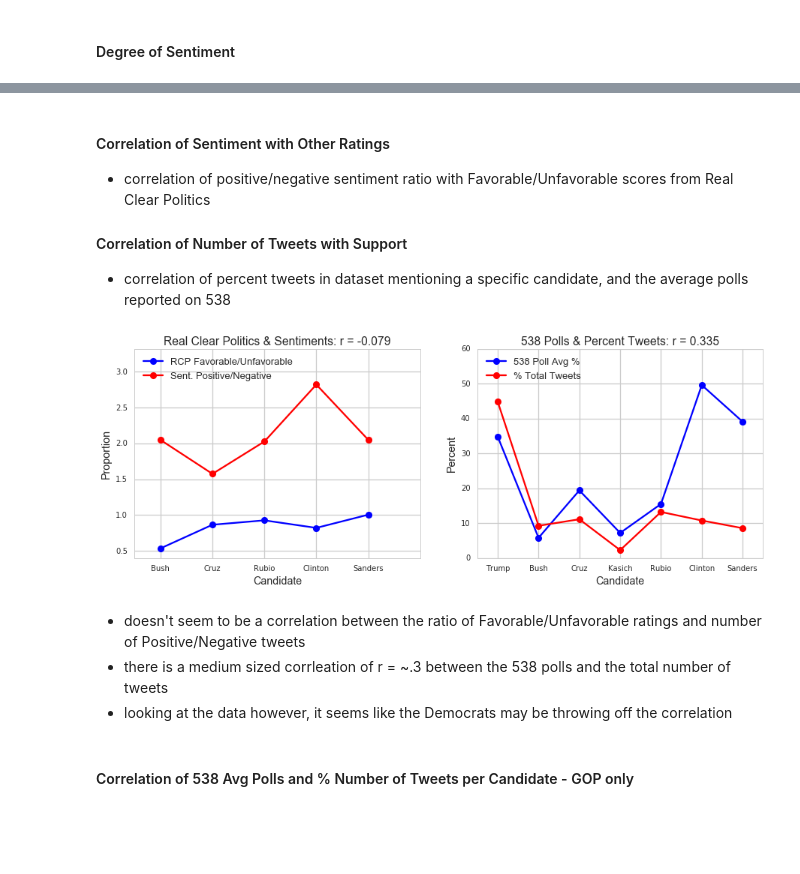
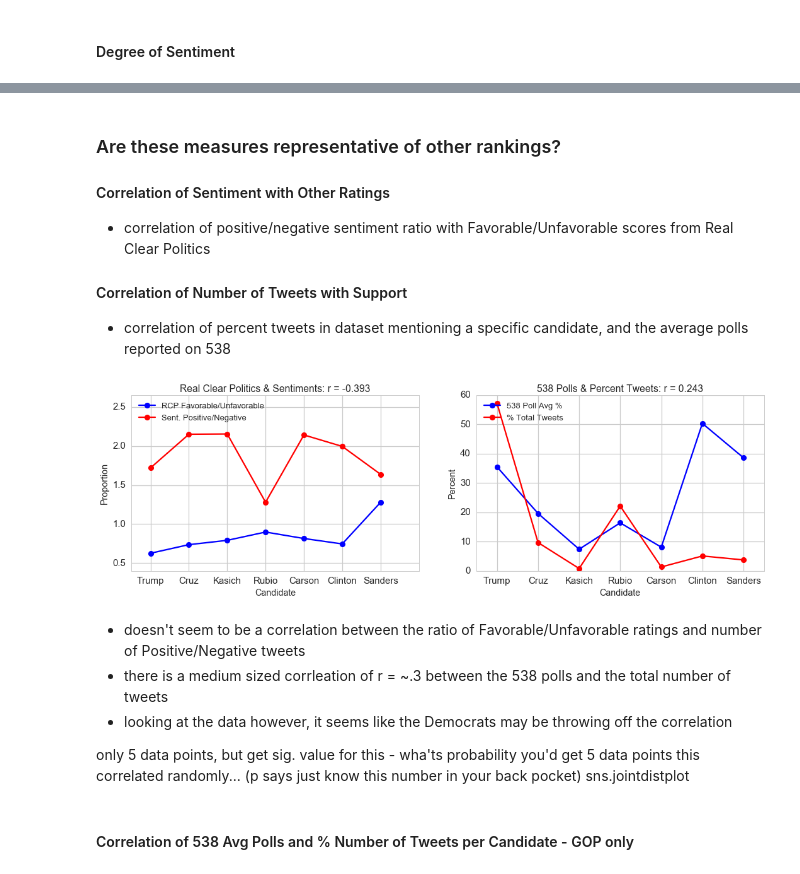
Before and after one commit to HoodPanther/pythoncode, a Jupyter notebook: tweetExplore.ipynb, the cells around one changed output, grey strips where cells are left out. Cells and saved outputs as stored; diff of their text form; code cells hidden in the pictures; blank space fills up the shorter version.

```diff
--- a/tweetExplore.ipynb
+++ b/tweetExplore.ipynb
@@ -32,7 +35,7 @@ importlib.reload(fns);
 # with open('../data/raw_tweetsfilter10min_poli.json') as data_file:
 # with open('raw_tweets10min_loc.json') as data_file:
 # with open('raw_tweets40min_bosSC.json') as data_file:
-with open('../data/raw_tweets40min_candidates.json') as data_file:
+with open('../data/raw_tweets1_5hr_candidates.json') as data_file:
     rawdata = json.load(data_file)
 
 # selects only tweets that have text
@@ -59,5 +66,5 @@ N Tweets 54328 N coordinates: 48
 # %%
-candidates = ['Trump','Bush','Cruz','Kasich','Rubio','Clinton','Sanders'] #track list
+candidates = ['Trump','Cruz','Kasich','Rubio','Carson','Clinton','Sanders'] #track list
 
 # for each candidate
 tweet_index_store = []
@@ -323,13 +348,22 @@ ax[1].set_yticklabels(candidates);
 # %% [markdown]
+### Are these measures representative of other rankings?
+
 #### Correlation of Sentiment with Other Ratings
 - correlation of positive/negative sentiment ratio with Favorable/Unfavorable scores from Real Clear Politics
 
 #### Correlation of Number of Tweets with Support
 - correlation of percent tweets in dataset mentioning a specific candidate, and the average polls reported on 538
 # %%
+# favorable & unfavorable scores
+# candidates = ['Trump','Cruz','Kasich','Rubio','Carson','Clinton','Sanders']
+rcp_favorable = np.array([36.1, 34.7, 25.9, 36.3, 36.7, 40.0, 49.0]) # accessed from Huffpost Pollster 2/26/16
+rcp_unfavorable = np.array([57.6, 47.1, 32.7, 40.4, 45.0, 53.6, 38.3]) # accessed from Real Clear Politics 2/21/16
+
 # subset of candidates with Favorable and Unfavorable ratings on Real Clear Politics
-rcp_candidates = ['Bush','Cruz','Rubio','Clinton','Sanders']
-rcp_inds = np.array([1,2,4,5,6]) # indices for subset of candidates for reference to other lists
+# rcp_candidates = ['Bush','Cruz','Rubio','Clinton','Sanders']
+# rcp_inds = np.array([1,2,4,5,6]) # indices for subset of candidates for reference to other lists
+rcp_candidates = candidates;
+rcp_inds = np.array([0,1,2,3,4,5,6])
 
 rcp_pos_neg_ratio = []
 # selecting the pos/neg sentiment ratio for the subset of candidates
@@ -337,8 +371,8 @@ for i, vals in enumerate(rcp_inds):
     rcp_pos_neg_ratio.append(pos_neg_ratio[rcp_inds[i]])
 
 # favorable & unfavorable scores
-rcp_favorable = np.array([29,34.6,35.2,42.2,38.4]) # accessed from Real Clear Politics 2/21/16
-rcp_unfavorable = np.array([54.2,40,38,51.4,38.2]) # accessed from Real Clear Politics 2/21/16
+# rcp_favorable = np.array([29,34.6,35.2,42.2,38.4]) # accessed from Real Clear Politics 2/21/16
+# rcp_unfavorable = np.array([54.2,40,38,51.4,38.2]) # accessed from Real Clear Politics 2/21/16
 
 # ratio
 fav_unfav_ratio = rcp_favorable/rcp_unfavorable
@@ -349,7 +383,13 @@ rcp_pearson_corr = np.corrcoef(fav_unfav_ratio,rcp_pos_neg_ratio)
 
 # 538 Polling averages from 2/21/16
 # ['Trump','Bush','Cruz','Kasich','Rubio','Clinton','Sanders']
-avg_538 = [34.8, 5.8, 19.4, 7.2, 15.5, 49.6, 39.1]
+# avg_538 = [34.8, 5.8, 19.4, 7.2, 15.5, 49.6, 39.1]
+# 538 Polling averages from 2/26/16
+# ['Trump','Cruz','Kasich','Rubio','Carson','Clinton','Sanders']
+avg_538 = [35.5, 19.6, 7.4, 16.4, 8.1, 50.3, 38.6]
+
+
+
 
 # pearson correlation with the % of tweets
 num_tweet_array = np.array(candidate_tweets)
@@ -361,51 +401,55 @@ numTweets_538_pearson_corr = np.corrcoef(avg_538,proportion_tweets)
 # plot the correlations
 ind = np.arange(len(candidates))+1 # shift x one
 ax = [0,1]
-fig = plt.figure(figsize=(15, 5))
+fig = plt.figure(figsize=(18, 5))
 gs = gridspec.GridSpec(1, 2, width_ratios=[1, 1])
 ax[0] = plt.subplot(gs[0])
-
-# plot ratios for Real Clear Politics
-lineFav = ax[0].plot(xind,fav_unfav_ratio,c='b',marker = 'o')
-linePos = ax[0].plot(xind,rcp_pos_neg_ratio,c='r',marker='o')
 
 # set up axes
 xind = np.arange(len(rcp_candidates))
 ymax = np.max([rcp_pos_neg_ratio,fav_unfav_ratio]) + .5
 ax[0].set_xticks(xind)
 ax[0].set_ylim([.4,ymax])
+
+# plot ratios for Real Clear Politics
+lineFav = ax[0].plot(xind,fav_unfav_ratio,c='b',marker = 'o')
+linePos = ax[0].plot(xind,rcp_pos_neg_ratio,c='r',marker='o')
+
 
 # labels
 ax[0].set_xticklabels(rcp_candidates)
 ax[0].set_xlim([-.5,len(rcp_candidates)])
 ax[0].set_title('Real Clear Politics & Sentiments: r = %0.3f' % rcp_pearson_corr[0][1])
 ax[0].set_ylabel("Proportion")
 ax[0].set_xlabel("Candidate")
 ax[0].legend((lineFav[0], linePos[0]), ('RCP Favorable/Unfavorable', 'Sent. Positive/Negative'),loc = 2)
 
 # plot ratios for 538
 ax[1] = plt.subplot(gs[1])
 line538 = ax[1].plot(ind,avg_538,c='b',marker = 'o')
 lineProp = ax[1].plot(ind,proportion_tweets,c='r',marker='o')
 
 # set up axes
 ax[1].set_xticks(ind)
 ax[1].set_xlim(.5,len(candidates)+.5)
 
 # labels
 ax[1].legend((line538[0], lineProp[0]), ('538 Poll Avg %', '% Total Tweets'),loc = 2)
 ax[1].set_xticklabels(candidates)
 ax[1].set_ylim([0,60])
 ax[1].set_title('538 Polls & Percent Tweets: r = %0.3f' % numTweets_538_pearson_corr[0][1])
 ax[1].set_ylabel("Percent")
 ax[1].set_xlabel("Candidate")
 plt.show;
 # %% [output]
-[figure, old version]
+[figure, new version]
 # %% [markdown]
 - doesn't seem to be a correlation between the ratio of Favorable/Unfavorable ratings and number of Positive/Negative tweets
 - there is a medium sized corrleation of r = ~.3 between the 538 polls and the total number of tweets
 - looking at the data however, it seems like the Democrats may be throwing off the correlation
+
+
+only 5 data points, but get sig. value for this - wha'ts probability you'd get 5 data points this correlated randomly... (p says just know this number in your back pocket) sns.jointdistplot
 # %% [markdown]
 #### Correlation of 538 Avg Polls and % Number of Tweets per Candidate - GOP only
 # %%
```
Also changed, not shown: parts of 30 cells of this notebook.
